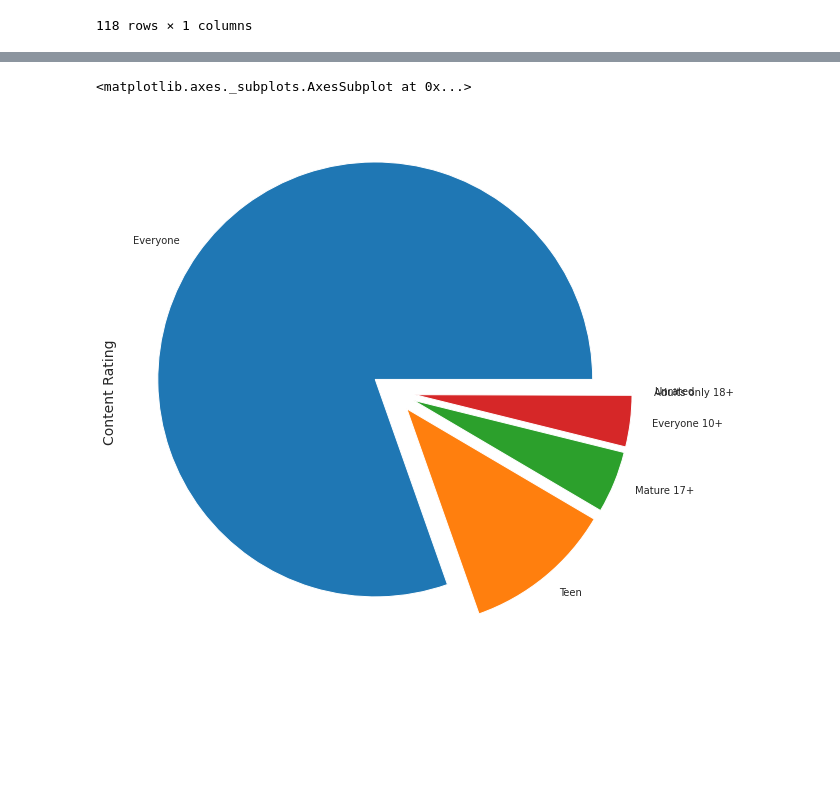
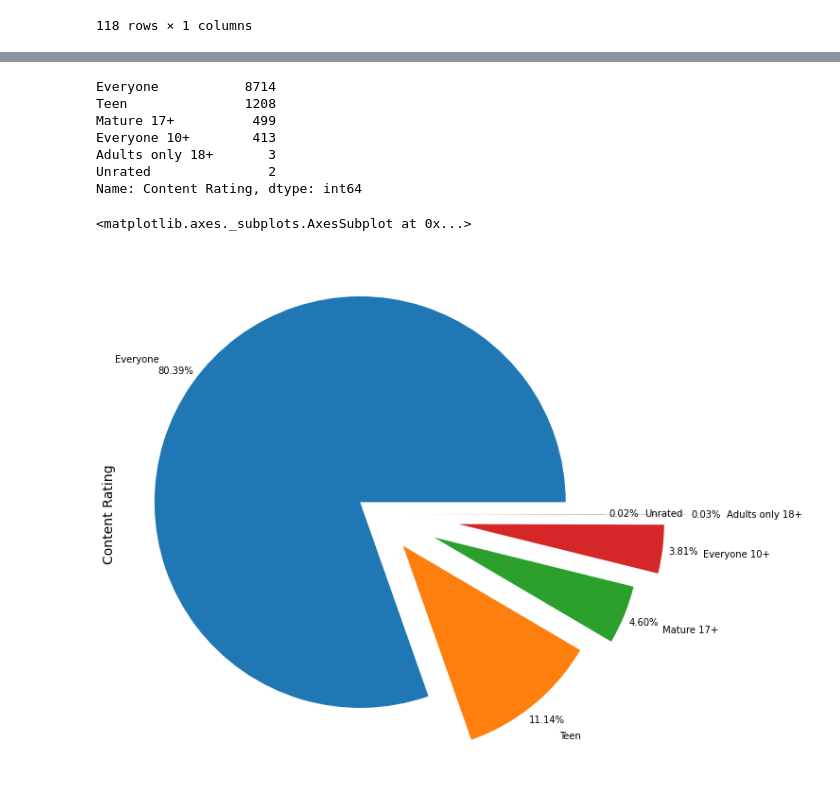
Before and after one commit to HariTarz/Play-Store-App-Review-Analysis, a Jupyter notebook: Play_Store_App_Review_Analysis_Capstone_Project.ipynb, the cells around one changed output, grey strips where cells are left out. Drawn from its saved outputs; the diff is of its cells as text; code cells hidden in the pictures; blank space fills up the shorter version.

```diff
--- a/Play_Store_App_Review_Analysis_Capstone_Project.ipynb
+++ b/Play_Store_App_Review_Analysis_Capstone_Project.ipynb
@@ -138,0 +104,2 @@ Index(['App', 'Category', 'Rating', 'Reviews', 'Size', 'Installs', 'Type',
+# %%
+playstore_df.drop(playstore_df[playstore_df['Type']!='Free'][playstore_df[playstore_df['Type']!='Free']['Price']=='0'].index, inplace=True)
@@ -311,6 +346,16 @@ Text(0.5, 0, 'Genres')
+# %%
+playstore_df['Content Rating'].value_counts()
+# %% [output]
+Everyone           8714
+Teen               1208
+Mature 17+          499
+Everyone 10+        413
+Adults only 18+       3
+Unrated               2
+Name: Content Rating, dtype: int64
 # %%
-playstore_df['Content Rating'].value_counts().plot(kind='pie', fontsize=10, explode= (0.1,0.1,0.1,0.1,0.1,0.1))
+playstore_df['Content Rating'].value_counts().plot(kind='pie', fontsize=10, explode= (0.1,0.2,0.3,0.4,0.5,0.1), autopct='%1.2f%%', pctdistance=1.1, labeldistance=1.2)
 # .Genres.value_counts().reset_index().rename(columns={'Genres':'Count','index':'Genres'})
 # %% [output]
 <matplotlib.axes._subplots.AxesSubplot at 0x...>
-[figure, old version]
+[figure, new version]
```
Also changed, not shown: parts of 19 cells of this notebook.
